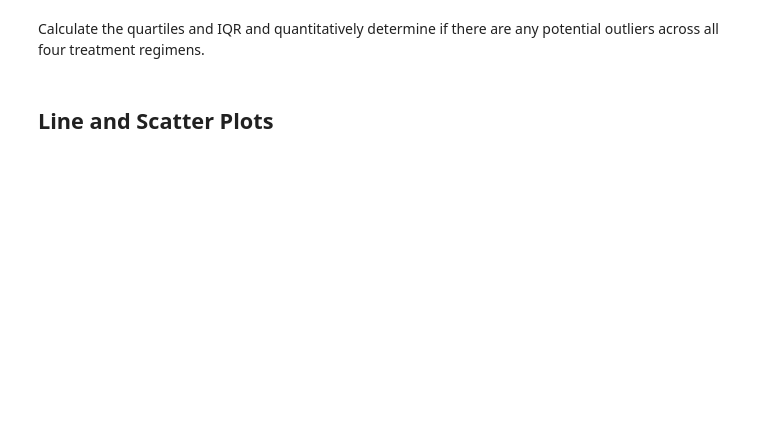
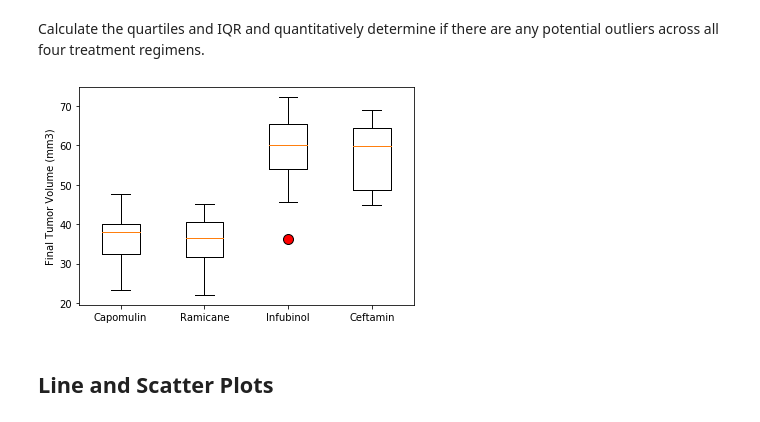
Before and after one commit to Lubinl/Matplotlib-Challenge, a Jupyter notebook: Instructions/Pymaceuticals/pymaceuticals_starter.ipynb, the cells around one changed output. Saved outputs shown, nothing was run; the diff lists cells and outputs as text; code cells hidden in the pictures; blank space fills up the shorter version.

```diff
--- a/Instructions/Pymaceuticals/pymaceuticals_starter.ipynb
+++ b/Instructions/Pymaceuticals/pymaceuticals_starter.ipynb
@@ -233,10 +176,26 @@ Text(0.5, 1.0, 'Sex')
 # %%
-# Calculate the final tumor volume of each mouse across four of the treatment regimens:
+# Calculate the final tumor volume of each mouse across four of the
+# treatment regimens:
 # Capomulin, Ramicane, Infubinol, and Ceftamin
-
+four_regimens = clean_df.loc[(clean_df['Drug Regimen'] =='Capomulin')|
+                             (clean_df['Drug Regimen'] =='Ramicane')|
+                             (clean_df['Drug Regimen'] =='Infubinol')|
+                             (clean_df['Drug Regimen'] =='Ceftamin'), :]
 # HINT: Not all mice lived until timepoint 45
 # Start by getting the last (greatest) timepoint for each mouse
-clean_df.groupby(['Mouse ID'])['Timepoint'].max()
+great_timepoint = four_regimens.groupby(['Mouse ID'])['Timepoint'].max()
 
-# Merge this group df with the original dataframe to get the tumor volume at the last timepoint
+# Merge this group df with the original dataframe to get the tumor volume
+# at the last timepoint
+new_merged_df = pd.merge(four_regimens, great_timepoint, on = 'Mouse ID',
+                         how="outer")
+new_merged_df = new_merged_df.rename(columns={"Timepoint_y":"Greatest Timepoint"})
+new_merged_df
+
+#Sort df
+sorted_merged_df = new_merged_df.sort_values(['Mouse ID','Timepoint_x'], ascending = True)
+sorted_merged_df
+#Create DataFrame of last time points
+last_df = sorted_merged_df.loc[sorted_merged_df['Timepoint_x'] == sorted_merged_df['Greatest Timepoint']]
+last_df
 # %% [output]
@@ -280,6 +327,19 @@ Calculate the quartiles and IQR and quantitatively determine if there are any po
 # %%
 # Generate a box plot of the final tumor volume of each mouse across four regimens of interest
 # There should be a single chart with four box plots inside it.
+# Example outlier plot of reaction times
+box_plot_data = []
+treatment_list = ['Capomulin', 'Ramicane', 'Infubinol', 'Ceftamin']
+for treatment in treatment_list:
+    treatment_df = last_df.loc[last_df['Drug Regimen'] == treatment]
+    volumes = treatment_df['Tumor Volume (mm3)']
+    box_plot_data.append(volumes)
+plt.boxplot(box_plot_data, labels = treatment_list, flierprops={'markerfacecolor': 'red', 'markersize': 10}, )
+plt.xticks(rotation = 0)
+plt.ylabel('Final Tumor Volume (mm3)')
+plt.show()
+# %% [output]
+[figure, added]
 # %% [markdown]
 ## Line and Scatter Plots
 # %%
```
Also changed, not shown: parts of 21 cells of this notebook.
